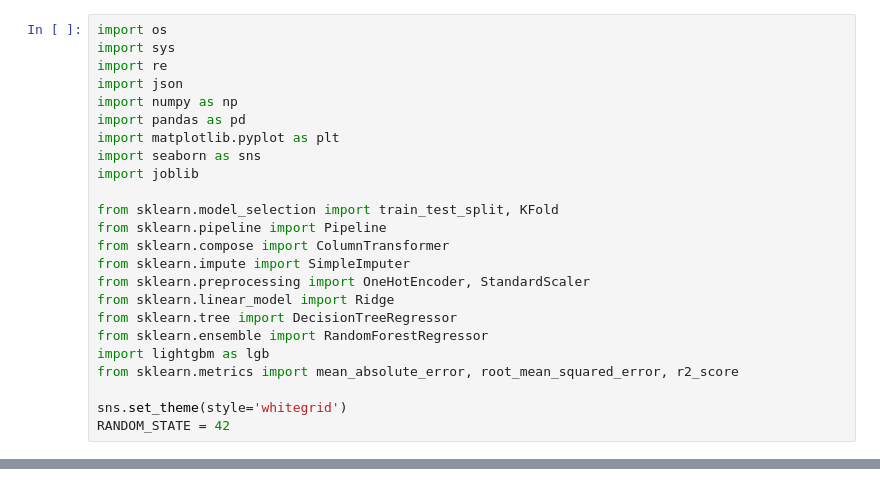
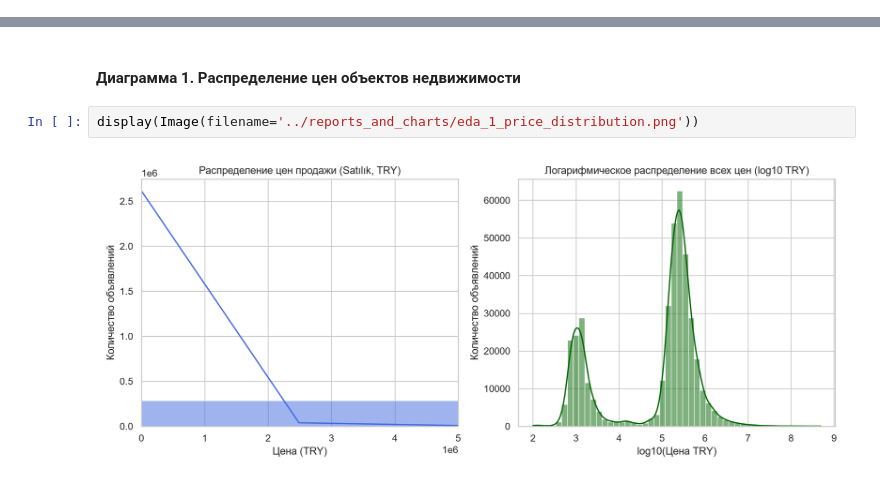
Before and after one commit to maksibatullinarturovich-lab/Moibd, a Jupyter notebook: moibd_estate/notebook/main.ipynb, the cells around one changed output, grey strips where cells are left out. Drawn from its saved outputs; the diff is of its cells as text.

```diff
--- a/moibd_estate/notebook/main.ipynb
+++ b/moibd_estate/notebook/main.ipynb
@@ -13,24 +0,0 @@
-# %%
-import os
-import sys
-import re
-import json
-import numpy as np
-import pandas as pd
-import matplotlib.pyplot as plt
-import seaborn as sns
-import joblib
-
-from sklearn.model_selection import train_test_split, KFold
-from sklearn.pipeline import Pipeline
-from sklearn.compose import ColumnTransformer
-from sklearn.impute import SimpleImputer
-from sklearn.preprocessing import OneHotEncoder, StandardScaler
-from sklearn.linear_model import Ridge
-from sklearn.tree import DecisionTreeRegressor
-from sklearn.ensemble import RandomForestRegressor
-import lightgbm as lgb
-from sklearn.metrics import mean_absolute_error, root_mean_squared_error, r2_score
-
-sns.set_theme(style='whitegrid')
-RANDOM_STATE = 42
@@ -142,0 +36,6 @@ streamlit run moibd_estate/app/app.py
+# %% [markdown]
+#### Диаграмма 1. Распределение цен объектов недвижимости
+# %%
+display(Image(filename='../reports_and_charts/eda_1_price_distribution.png'))
+# %% [output]
+[figure, added]
```
Also changed, not shown: parts of 49 cells of this notebook, 6 other files.
